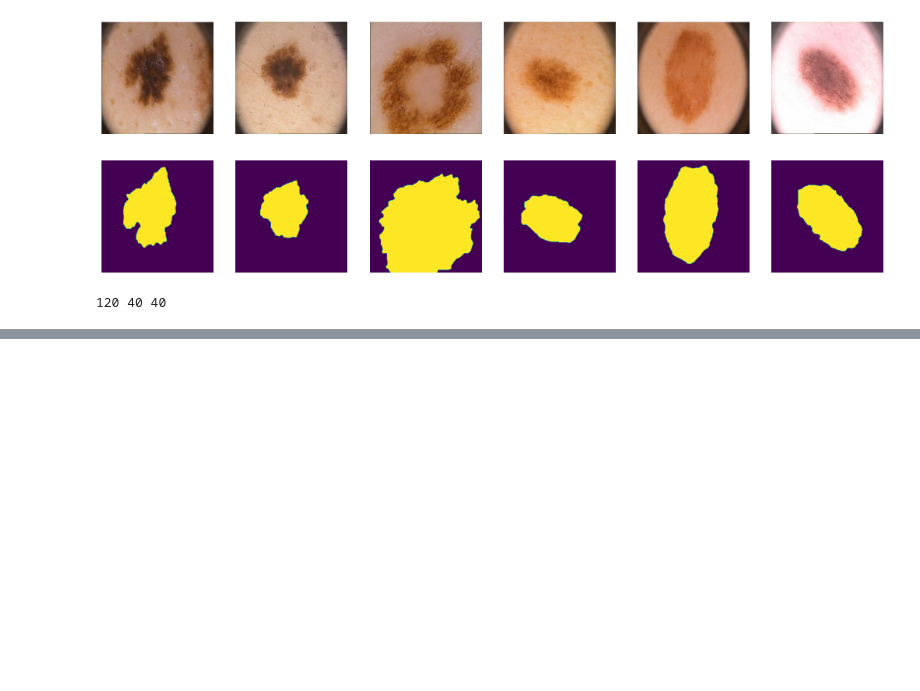
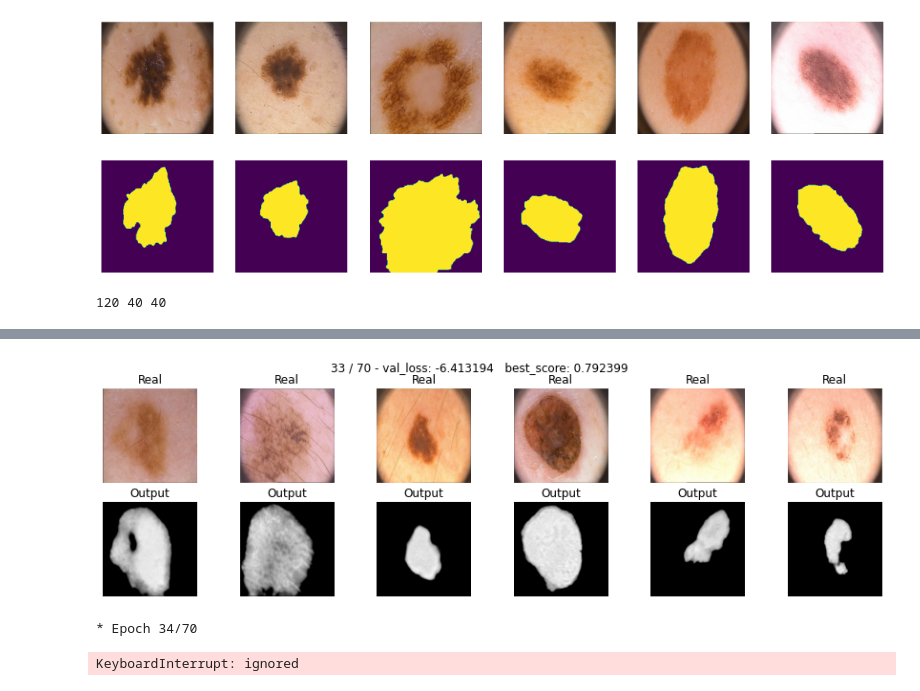
Before and after one commit to SamandarYokubov/CancelCancer, a Jupyter notebook: CancelCancer.ipynb, the cells around one changed output, grey strips where cells are left out. Saved outputs shown, nothing was run; the diff lists cells and outputs as text; code cells hidden in the pictures; blank space fills up the shorter version.

```diff
--- a/CancelCancer.ipynb
+++ b/CancelCancer.ipynb
@@ -122,0 +429,13 @@ data_ts = DataLoader(list(zip(np.rollaxis(X[ts], 3, 1), Y[ts, np.newaxis])),
+# %%
+unet_dice = UNet().to(device)
+max_epochs = 70
+optim = torch.optim.Adam(unet_dice.parameters(), lr = 4e-4)
+scheduler = torch.optim.lr_scheduler.StepLR(optim, step_size=25, gamma = 0.7)
+dice_unet_loss_train, dice_unet_loss_val, dice_unet_score, best_model_weights = train(
+    unet_dice, optim, scheduler, dice_loss, max_epochs, data_tr, data_val
+    )
+print('Total score is:',score_model(unet_dice, iou_pytorch, data_val))
+# %% [output]
+[figure, added]
+* Epoch 34/70
+KeyboardInterrupt: ignored
```
Also changed, not shown: parts of 12 cells of this notebook.
